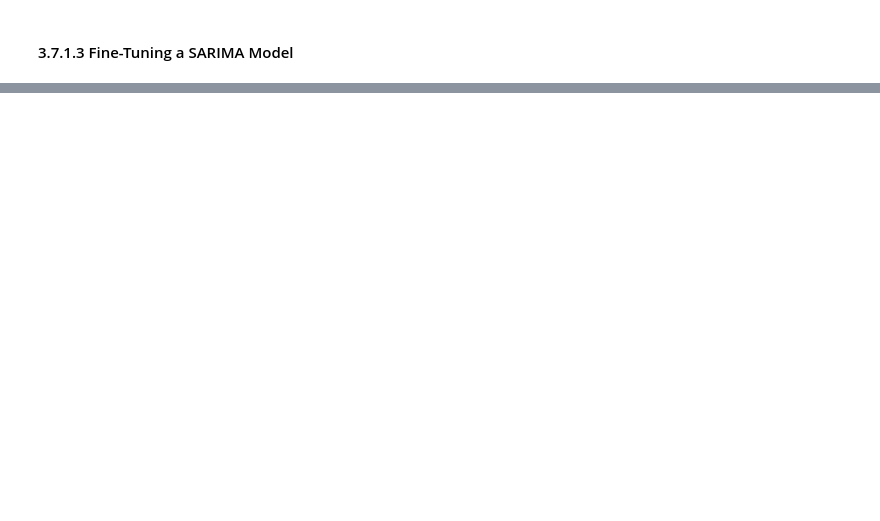
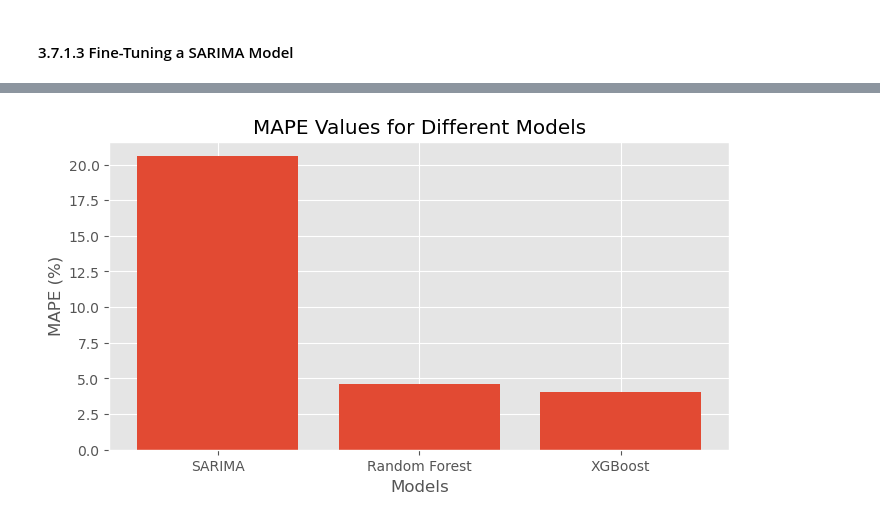
Before and after one commit to aysebsengul/Capstone_3_Predicting-Future-Solar-Energy-Generation-, a Jupyter notebook: 3_Pre-processing Work and Model.ipynb, the cells around one changed output, grey strips where cells are left out. Saved outputs shown, nothing was run; the diff lists cells and outputs as text; code cells hidden in the pictures; blank space fills up the shorter version.

```diff
--- a/3_Pre-processing Work and Model.ipynb
+++ b/3_Pre-processing Work and Model.ipynb
@@ -1066,0 +1129,14 @@ Comparison of Models
+# %%
+# Data for the bar plot
+models = ['SARIMA', 'Random Forest', 'XGBoost']
+mape_values = [20.570, 4.621, 4.065]
+
+# Create a bar plot
+plt.figure(figsize=(8, 4))
+plt.bar(models, mape_values)
+plt.title('MAPE Values for Different Models')
+plt.xlabel('Models')
+plt.ylabel('MAPE (%)')
+plt.show()
+# %% [output]
+[figure, added]
```
Also changed, not shown: parts of 112 cells of this notebook.
